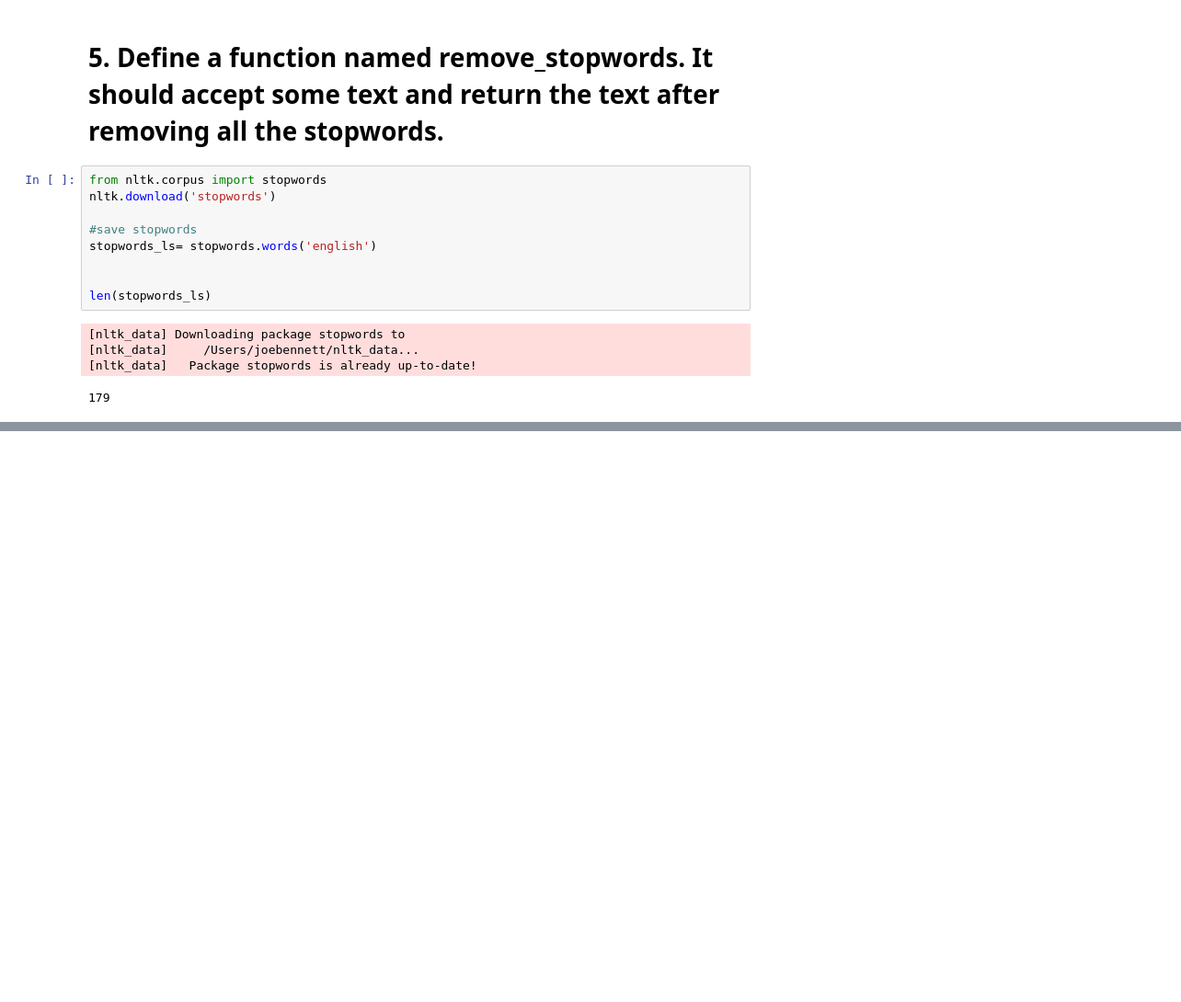
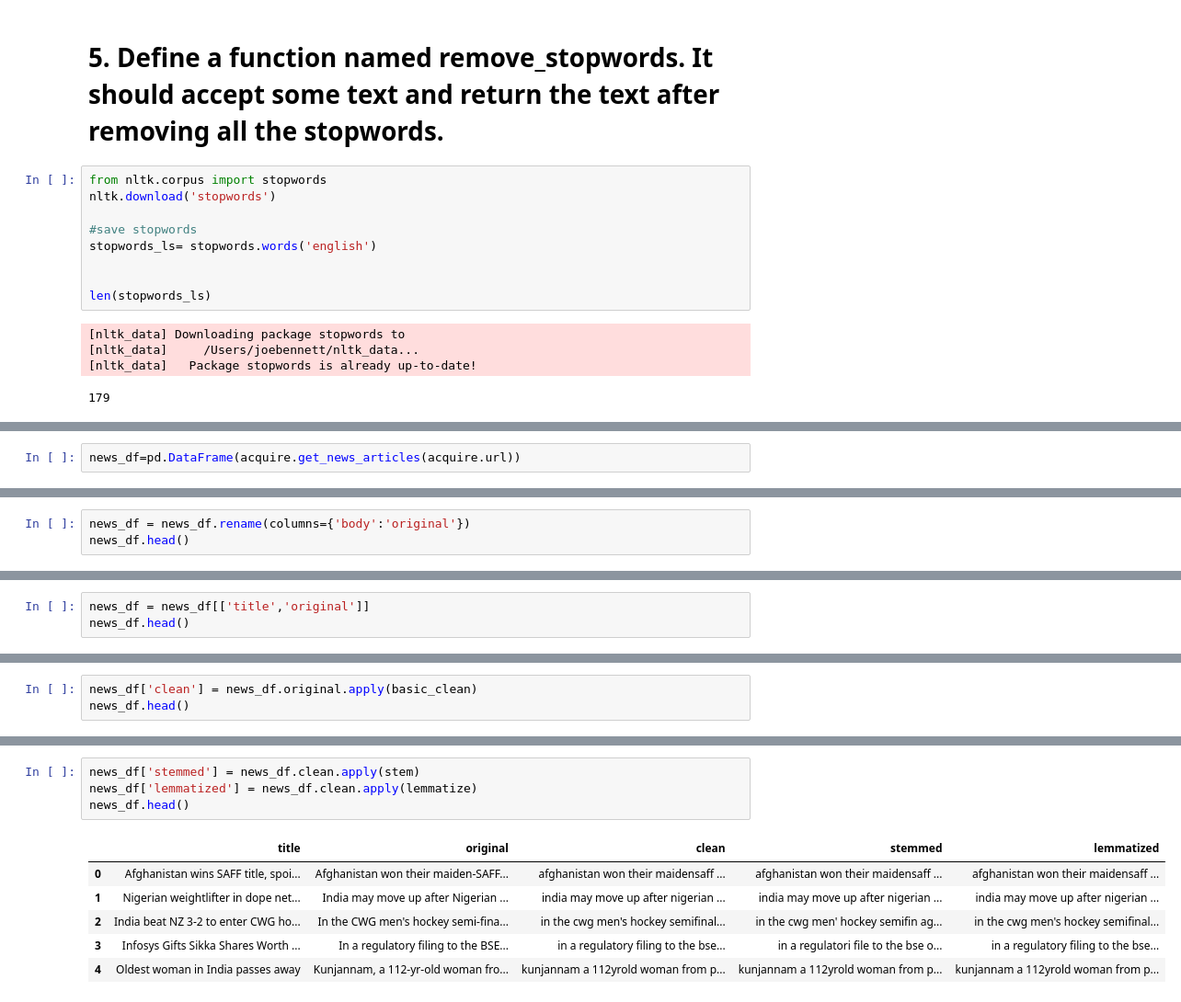
Before and after one commit to joe-bennett/natural-language-processing-exercises, a Jupyter notebook: prepare_workbook.ipynb, the cells around one changed output, grey strips where cells are left out. Shown at 92% size. Saved outputs shown, nothing was run; the diff lists cells and outputs as text; blank space fills up the shorter version.

```diff
--- a/prepare_workbook.ipynb
+++ b/prepare_workbook.ipynb
@@ -139,0 +150,2 @@ TypeError: remove_stopwords() missing 2 required positional arguments: 'extra_wo
+# %%
+news_df=pd.DataFrame(acquire.get_news_articles(acquire.url))
@@ -139,0 +208,3 @@ TypeError: remove_stopwords() missing 2 required positional arguments: 'extra_wo
+# %%
+news_df = news_df.rename(columns={'body':'original'})
+news_df.head()
@@ -139,0 +218,3 @@ TypeError: remove_stopwords() missing 2 required positional arguments: 'extra_wo
+# %%
+news_df = news_df[['title','original']]
+news_df.head()
@@ -139,0 +228,3 @@ TypeError: remove_stopwords() missing 2 required positional arguments: 'extra_wo
+# %%
+news_df['clean'] = news_df.original.apply(basic_clean)
+news_df.head()
@@ -139,0 +238,11 @@ TypeError: remove_stopwords() missing 2 required positional arguments: 'extra_wo
+# %%
+news_df['stemmed'] = news_df.clean.apply(stem)
+news_df['lemmatized'] = news_df.clean.apply(lemmatize)
+news_df.head()
+# %% [output]
+|  | title | original | clean | stemmed | lemmatized |
+| 0 | Afghanistan wins SAFF title, spoi... | Afghanistan won their maiden-SAFF... | afghanistan won their maidensaff ... | afghanistan won their maidensaff ... | afghanistan won their maidensaff ... |
+| 1 | Nigerian weightlifter in dope net... | India may move up after Nigerian ... | india may move up after nigerian ... | india may move up after nigerian ... | india may move up after nigerian ... |
+| 2 | India beat NZ 3-2 to enter CWG ho... | In the CWG men's hockey semi-fina... | in the cwg men's hockey semifinal... | in the cwg men' hockey semifin ag... | in the cwg men's hockey semifinal... |
+| 3 | Infosys Gifts Sikka Shares Worth ... | In a regulatory filing to the BSE... | in a regulatory filing to the bse... | in a regulatori file to the bse o... | in a regulatory filing to the bse... |
+| 4 | Oldest woman in India passes away | Kunjannam, a 112-yr-old woman fro... | kunjannam a 112yrold woman from p... | kunjannam a 112yrold woman from p... | kunjannam a 112yrold woman from p... |
```
Also changed, not shown: parts of 12 cells of this notebook, 3 other files.
